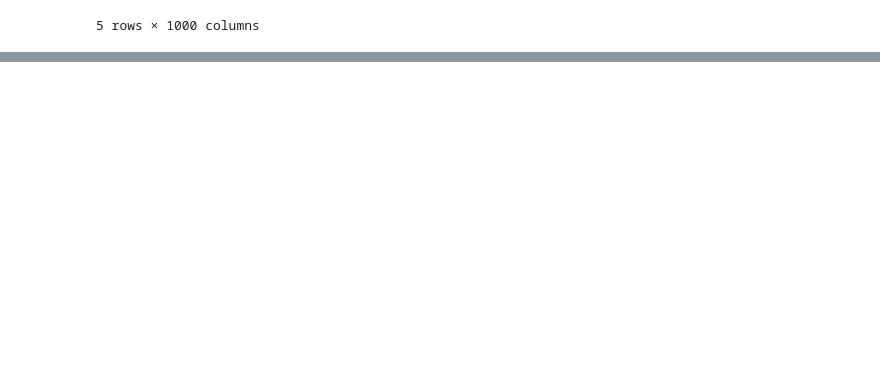
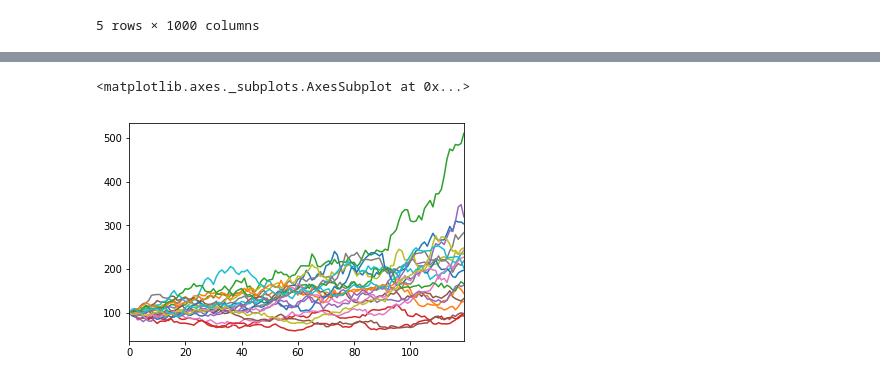
Before and after one commit to allaccountstaken/risk_toolkit, a Jupyter notebook: random_walk.ipynb, the cells around one changed output, grey strips where cells are left out. Drawn from its saved outputs; the diff is of its cells as text; code cells hidden in the pictures; blank space fills up the shorter version.

```diff
--- a/random_walk.ipynb
+++ b/random_walk.ipynb
@@ -53,8 +53,8 @@ def gbm1(n_years=10, n_scenarios=1000,
     """
     dt = 1 / steps_per_year
     n_steps = int(n_years * steps_per_year)
-    xi = np.random.normal(size=(n_steps, n_scenarios))
-    rets = mu * dt + sigma * np.sqrt(dt) * xi
-    rets = pd.DataFrame(rets)
-    prices = s_0 * (1 + rets).cumprod()
+    rets_plus_1 = np.random.normal(loc=(1+mu*dt),
+                            scale=(sigma*np.sqrt(dt)),
+                            size=(n_steps, n_scenarios))
+    prices = s_0 * pd.DataFrame(rets_plus_1).cumprod()
     return prices
@@ -60,0 +69,5 @@ def gbm1(n_years=10, n_scenarios=1000,
+# %%
+gbm1(n_years=10, n_scenarios=20).plot(legend=False)
+# %% [output]
+<matplotlib.axes._subplots.AxesSubplot at 0x...>
+[figure, added]
```
Also changed, not shown: parts of 6 cells of this notebook.
